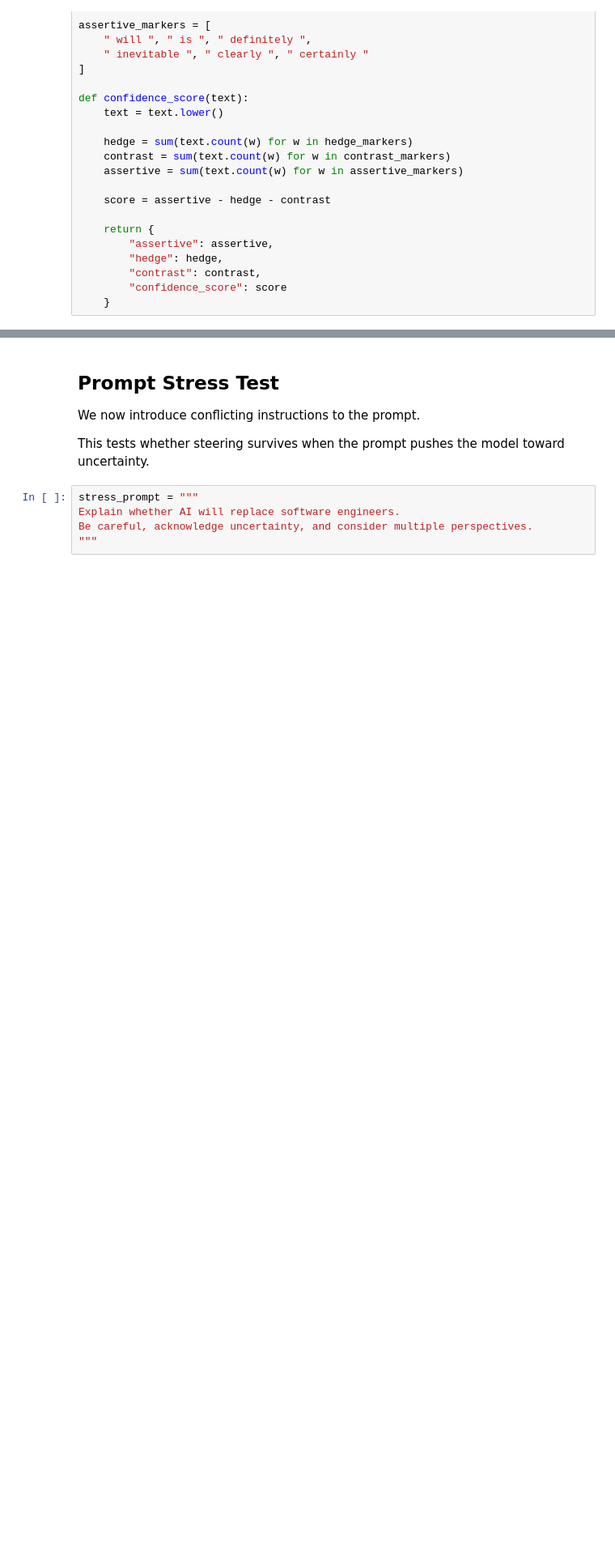
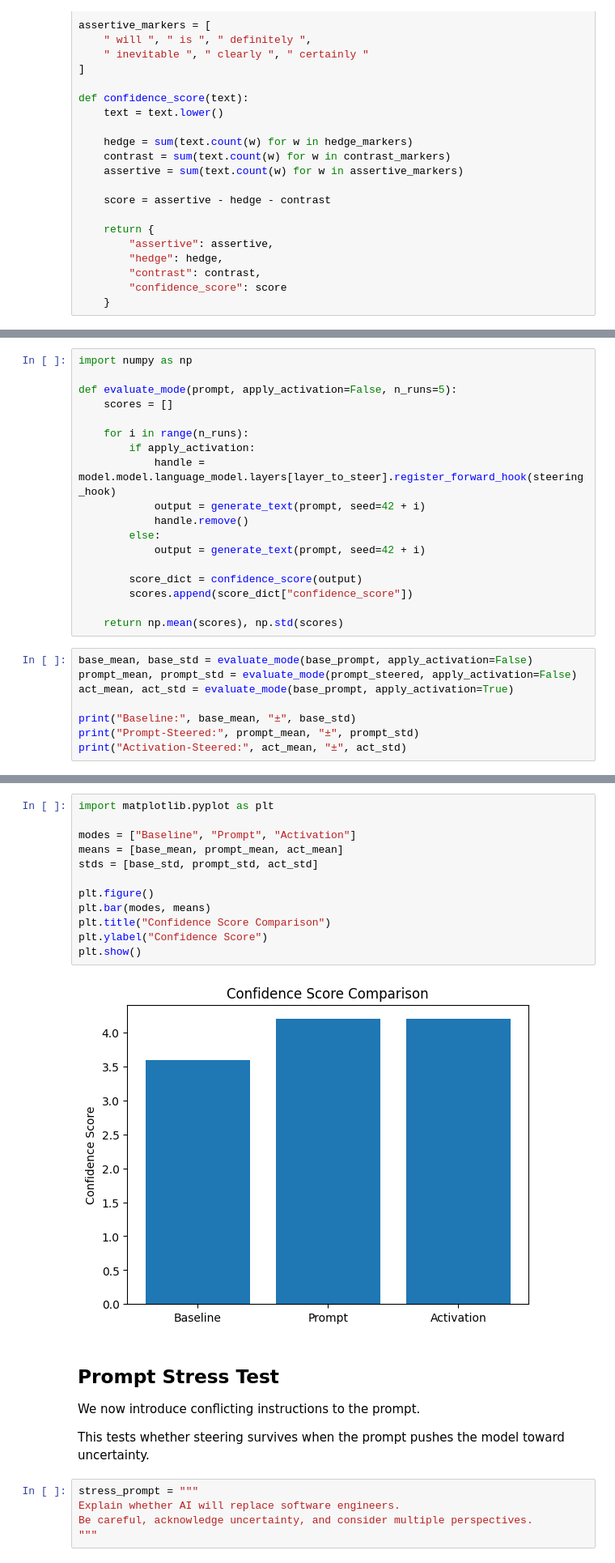
Before and after one commit to iamfaham/llm_steering, a Jupyter notebook: llm_steering.ipynb, the cells around one changed output, grey strips where cells are left out. Shown at 81% size. Cells and saved outputs as stored; diff of their text form; blank space fills up the shorter version.

Commit message:
ADD: visualizations and multiple sample evaluation

```diff
--- a/llm_steering.ipynb
+++ b/llm_steering.ipynb
@@ -318,0 +317,26 @@ Activation-Steered: {'assertive': 5, 'hedge': 0, 'contrast': 0, 'confidence_scor
+# %%
+import numpy as np
+
+def evaluate_mode(prompt, apply_activation=False, n_runs=5):
+    scores = []
+
+    for i in range(n_runs):
+        if apply_activation:
+            handle = model.model.language_model.layers[layer_to_steer].register_forward_hook(steering_hook)
+            output = generate_text(prompt, seed=42 + i)
+            handle.remove()
+        else:
+            output = generate_text(prompt, seed=42 + i)
+
+        score_dict = confidence_score(output)
+        scores.append(score_dict["confidence_score"])
+
+    return np.mean(scores), np.std(scores)
+# %%
+base_mean, base_std = evaluate_mode(base_prompt, apply_activation=False)
+prompt_mean, prompt_std = evaluate_mode(prompt_steered, apply_activation=False)
+act_mean, act_std = evaluate_mode(base_prompt, apply_activation=True)
+
+print("Baseline:", base_mean, "±", base_std)
+print("Prompt-Steered:", prompt_mean, "±", prompt_std)
+print("Activation-Steered:", act_mean, "±", act_std)
@@ -319,3 +347,17 @@ Activation-Steered: {'assertive': 5, 'hedge': 0, 'contrast': 0, 'confidence_scor
+# %%
+import matplotlib.pyplot as plt
+
+modes = ["Baseline", "Prompt", "Activation"]
+means = [base_mean, prompt_mean, act_mean]
+stds = [base_std, prompt_std, act_std]
+
+plt.figure()
+plt.bar(modes, means)
+plt.title("Confidence Score Comparison")
+plt.ylabel("Confidence Score")
+plt.show()
+# %% [output]
+[figure, added]
 # %% [markdown]
 ## Prompt Stress Test
 
```
Also changed, not shown: parts of 12 cells of this notebook.
